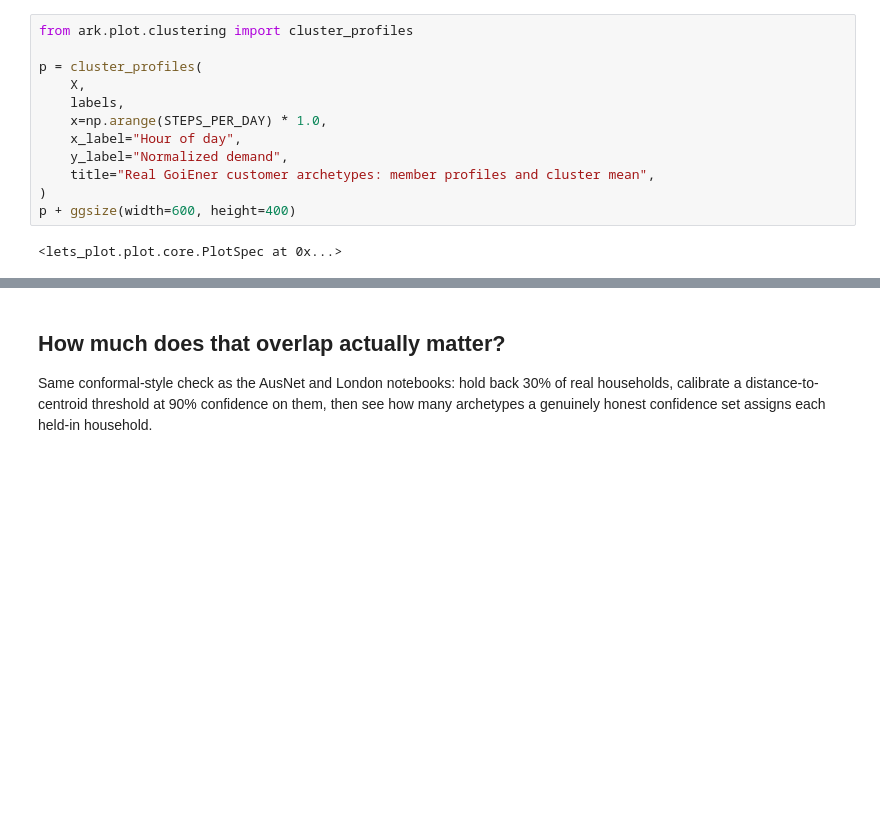
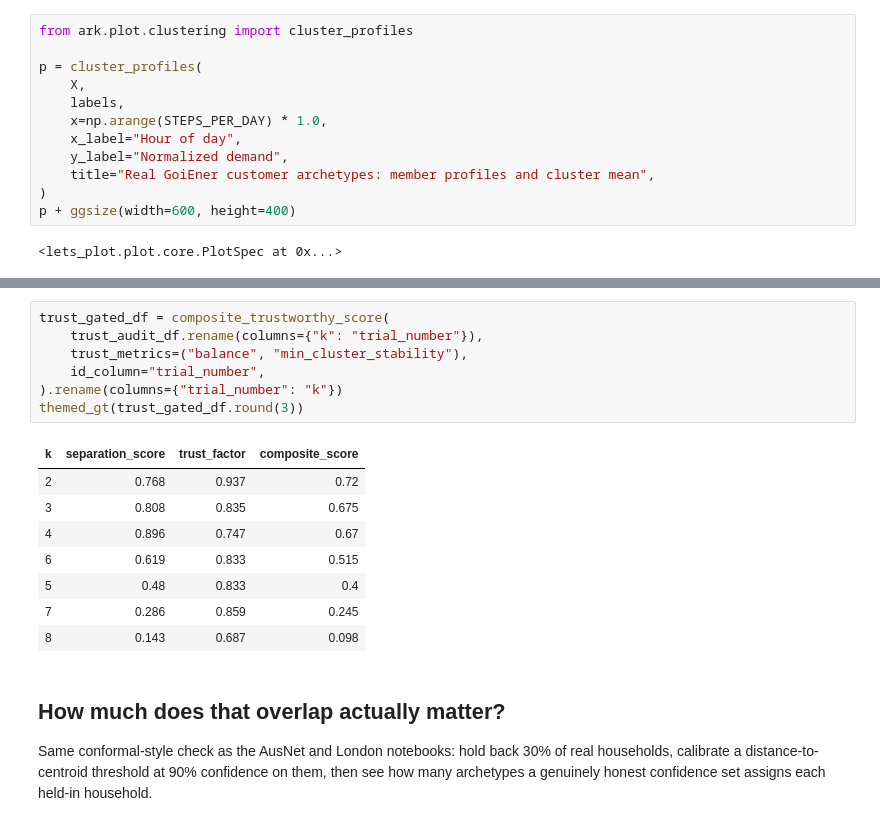
Before and after one commit to sambaiga/ml-energy-disaggregation, a Jupyter notebook: book/05-clustering/04-customer-feeder-clustering-goiener-code.ipynb, the cells around one changed output, grey strips where cells are left out. Drawn from its saved outputs; the diff is of its cells as text; blank space fills up the shorter version.

```diff
--- a/book/05-clustering/04-customer-feeder-clustering-goiener-code.ipynb
+++ b/book/05-clustering/04-customer-feeder-clustering-goiener-code.ipynb
@@ -231,3 +235,19 @@ p + ggsize(width=600, height=400)
+# %%
+trust_gated_df = composite_trustworthy_score(
+    trust_audit_df.rename(columns={"k": "trial_number"}),
+    trust_metrics=("balance", "min_cluster_stability"),
+    id_column="trial_number",
+).rename(columns={"trial_number": "k"})
+themed_gt(trust_gated_df.round(3))
+# %% [output]
+| k | separation_score | trust_factor | composite_score |
+| 2 | 0.768 | 0.937 | 0.72 |
+| 3 | 0.808 | 0.835 | 0.675 |
+| 4 | 0.896 | 0.747 | 0.67 |
+| 6 | 0.619 | 0.833 | 0.515 |
+| 5 | 0.48 | 0.833 | 0.4 |
+| 7 | 0.286 | 0.859 | 0.245 |
+| 8 | 0.143 | 0.687 | 0.098 |
 # %% [markdown]
 ## How much does that overlap actually matter?
 
```
Also changed, not shown: parts of 13 cells of this notebook.
